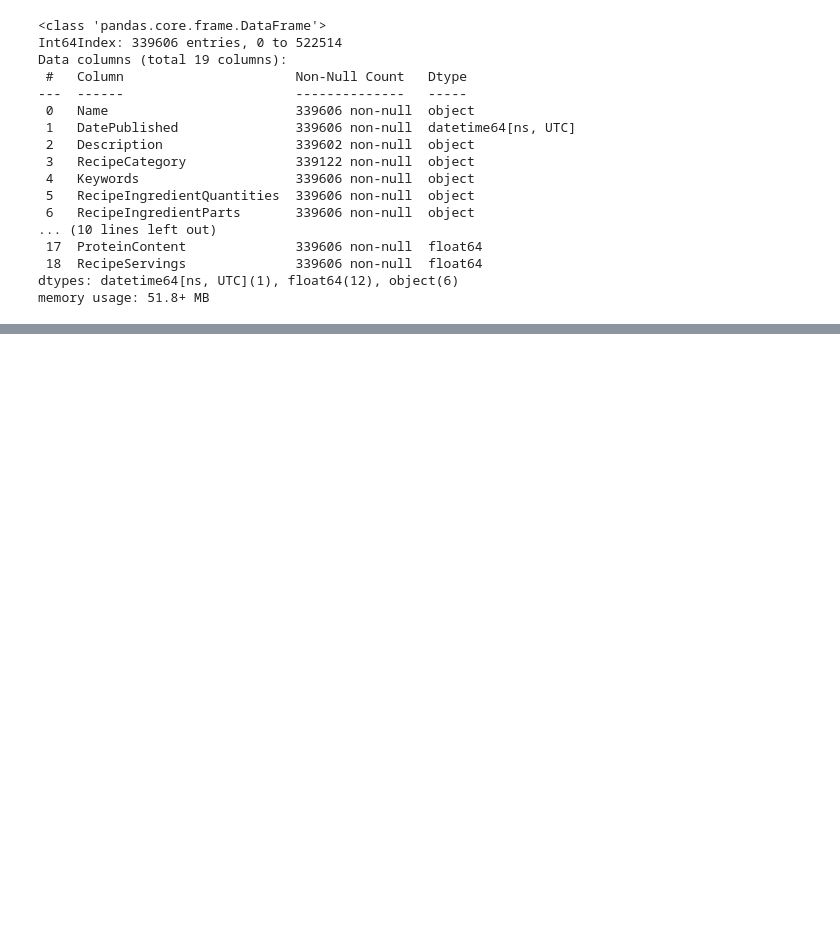
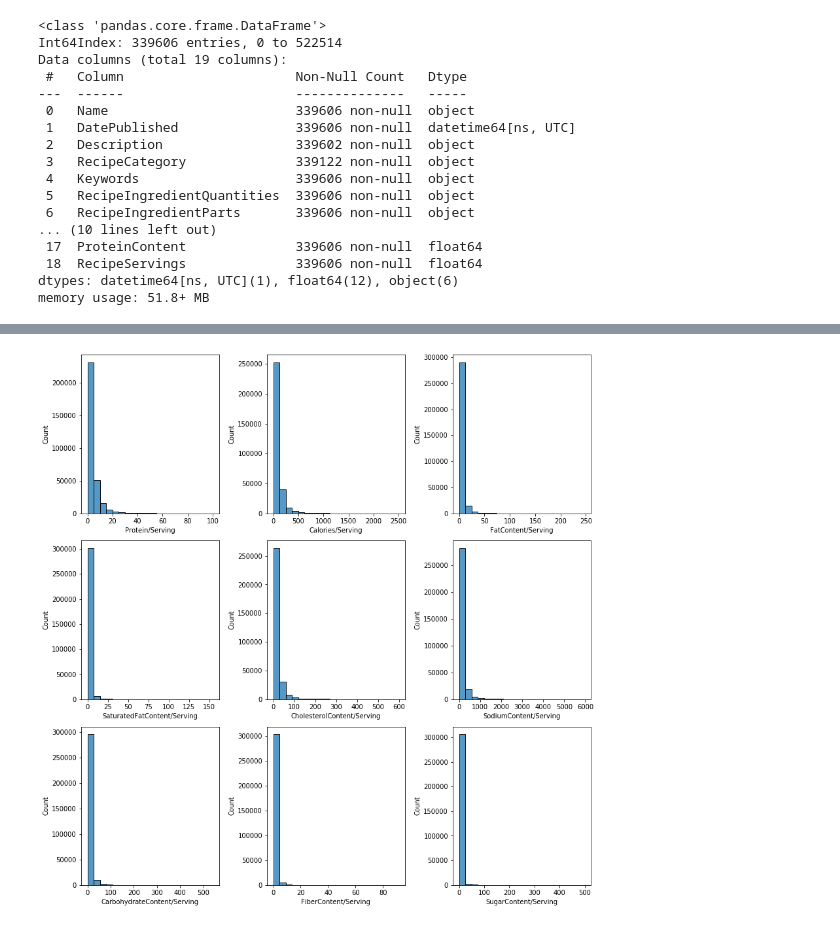
Before and after one commit to RafayKhan2/Brainstation-Capstone, a Jupyter notebook: Rafay_Khan_Capstone_Sprint1.ipynb, the cells around one changed output, grey strips where cells are left out. Drawn from its saved outputs; the diff is of its cells as text; code cells hidden in the pictures; blank space fills up the shorter version.

```diff
--- a/Rafay_Khan_Capstone_Sprint1.ipynb
+++ b/Rafay_Khan_Capstone_Sprint1.ipynb
@@ -157,4 +188,0 @@ nutrition = nutrition.loc[nutrition['ProteinContent'] <= 1000]
-# %%
-# Lets normalize our macro amounts by dividing them by serving amount to calculate per serving.
-nutrition['Protein']= nutrition['ProteinContent']/nutrition['RecipeServings']
-sns.histplot(nutrition['Protein'], bins=20)
@@ -164,2 +188,0 @@ sns.histplot(nutrition['Protein'], bins=20)
-# %%
-nutrition = nutrition.loc[nutrition['Protein'] <= 100]
@@ -171,2 +188,0 @@ sns.histplot(nutrition['Calories'], bins=10)
-# %%
-nutrition = nutrition.loc[nutrition['Calories'] <= 3000]
@@ -177,0 +189,11 @@ sns.histplot(nutrition['Calories'], bins=10)
+# %%
+# Lets check for outliers in macro content and isolate for values that are realistic
+nutrition = nutrition.loc[nutrition['Protein/Serving'] <= 100]
+nutrition = nutrition.loc[nutrition['Calories/Serving'] <= 2500]
+nutrition = nutrition.loc[nutrition['FatContent/Serving'] <= 250]
+nutrition = nutrition.loc[nutrition['SaturatedFatContent/Serving'] <= 250]
+nutrition = nutrition.loc[nutrition['CholesterolContent/Serving'] <= 600]
+nutrition = nutrition.loc[nutrition['SodiumContent/Serving'] <= 6000]
+nutrition = nutrition.loc[nutrition['CarbohydrateContent/Serving'] <= 1000]
+nutrition = nutrition.loc[nutrition['FiberContent/Serving'] <= 100]
+nutrition = nutrition.loc[nutrition['SugarContent/Serving'] <= 500]
@@ -177,0 +212,35 @@ sns.histplot(nutrition['Calories'], bins=10)
+# %%
+plt.subplots(3, 3, figsize = (12,12))
+
+plt.subplot(3, 3, 1)
+sns.histplot(nutrition['Protein/Serving'], bins=20)
+
+plt.subplot(3, 3, 2)
+sns.histplot(nutrition['Calories/Serving'], bins=20)
+
+plt.subplot(3, 3, 3)
+sns.histplot(nutrition['FatContent/Serving'], bins=20)
+
+plt.subplot(3, 3, 4)
+sns.histplot(nutrition['SaturatedFatContent/Serving'], bins=20)
+
+plt.subplot(3, 3, 5)
+sns.histplot(nutrition['CholesterolContent/Serving'], bins=20)
+
+plt.subplot(3, 3, 6)
+sns.histplot(nutrition['SodiumContent/Serving'], bins=20)
+
+plt.subplot(3, 3, 7)
+sns.histplot(nutrition['CarbohydrateContent/Serving'], bins=20)
+
+plt.subplot(3, 3, 8)
+sns.histplot(nutrition['FiberContent/Serving'], bins=20)
+
+plt.subplot(3, 3, 9)
+sns.histplot(nutrition['SugarContent/Serving'], bins=20)
+
+plt.tight_layout()  # makes sure there is no overlap in plots
+
+plt.show()
+# %% [output]
+[figure, added]
```
Also changed, not shown: parts of 11 cells of this notebook.
